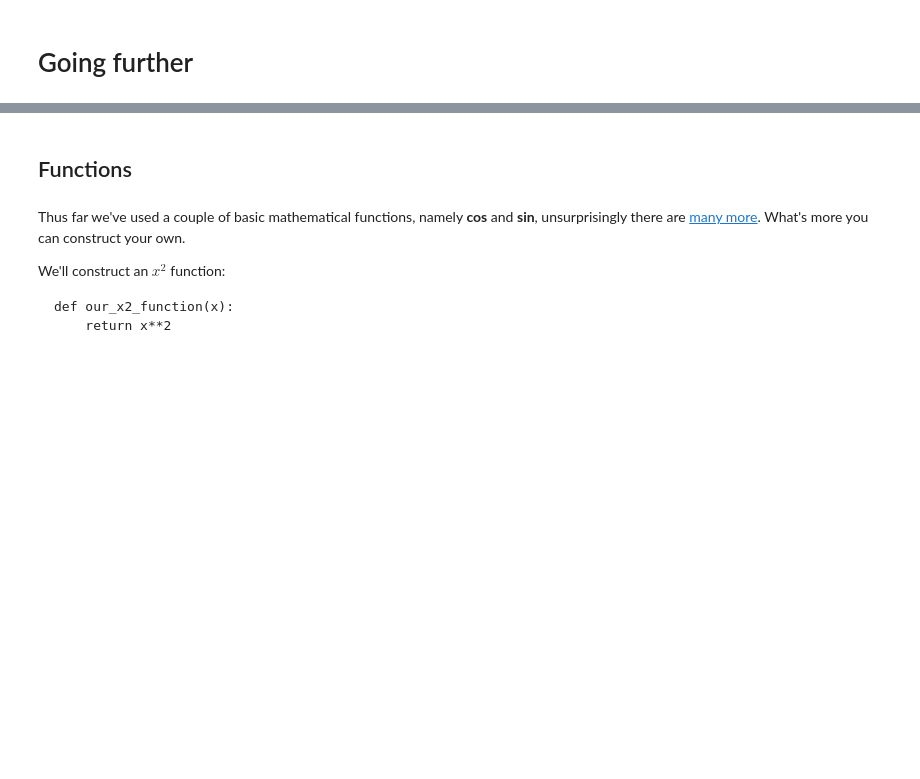
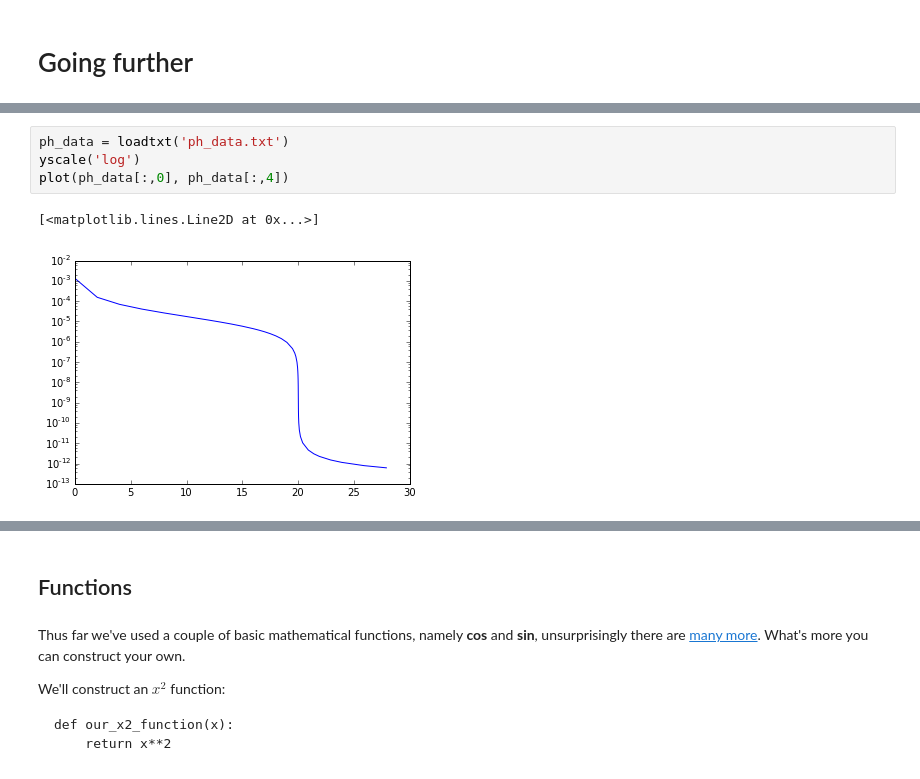
Before and after one commit to Clyde-fare/Imperial_Chem_Python, a Jupyter notebook: C_Y1/workshop2/Workshop 2.ipynb, the cells around one changed output, grey strips where cells are left out. Drawn from its saved outputs; the diff is of its cells as text; blank space fills up the shorter version.

```diff
--- a/C_Y1/workshop2/Workshop 2.ipynb
+++ b/C_Y1/workshop2/Workshop 2.ipynb
@@ -161,0 +214,7 @@ show()
+# %%
+ph_data = loadtxt('ph_data.txt')
+yscale('log')
+plot(ph_data[:,0], ph_data[:,4])
+# %% [output]
+[<matplotlib.lines.Line2D at 0x...>]
+[figure, added]
```
Also changed, not shown: parts of 96 cells of this notebook.
